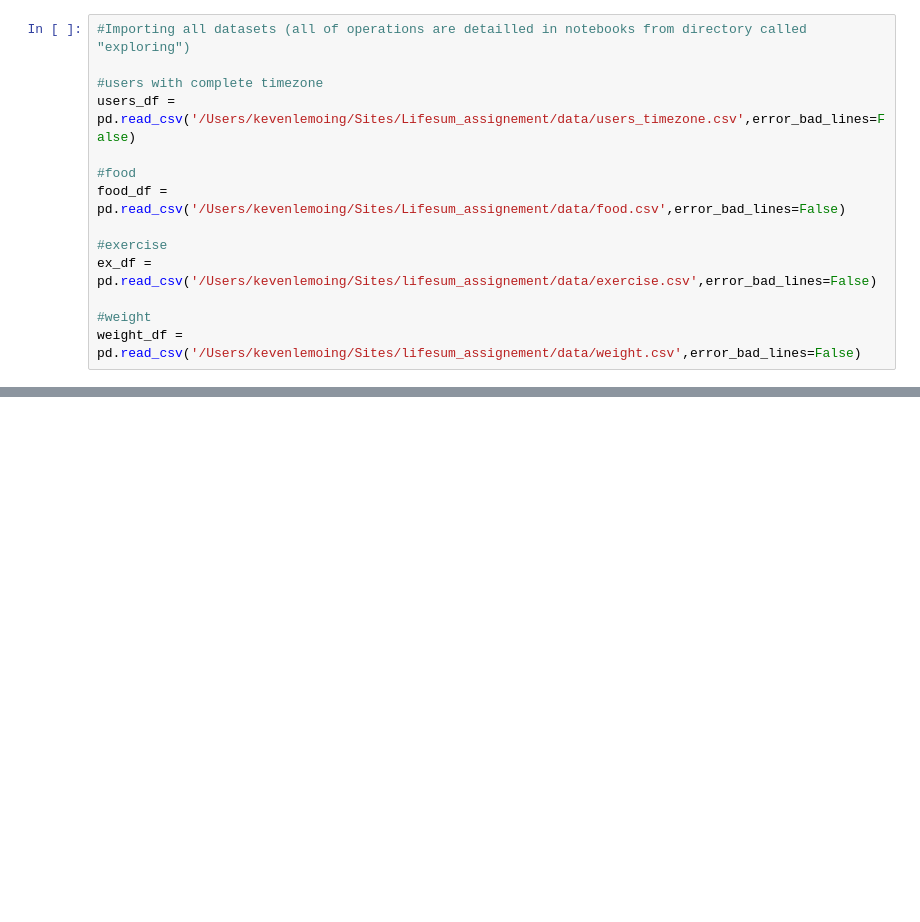
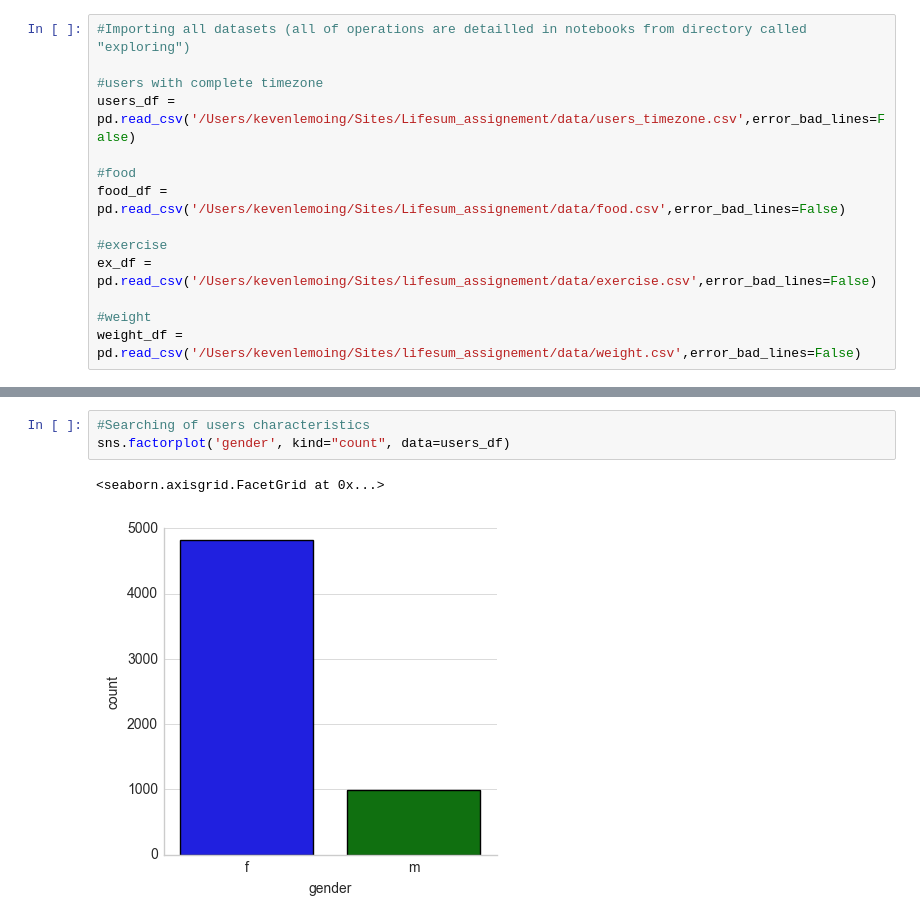
Before and after one commit to KevenLeMoing/dataviz_nutrition_sports_habits, a Jupyter notebook: notebooks/Demographics.ipynb, the cells around one changed output, grey strips where cells are left out. Drawn from its saved outputs; the diff is of its cells as text; blank space fills up the shorter version.

```diff
--- a/notebooks/Demographics.ipynb
+++ b/notebooks/Demographics.ipynb
@@ -39,0 +55,6 @@ weight_df = pd.read_csv('/Users/kevenlemoing/Sites/lifesum_assignement/data/weig
+# %%
+#Searching of users characteristics
+sns.factorplot('gender', kind="count", data=users_df)
+# %% [output]
+<seaborn.axisgrid.FacetGrid at 0x...>
+[figure, added]
```
Also changed, not shown: parts of 10 cells of this notebook.
